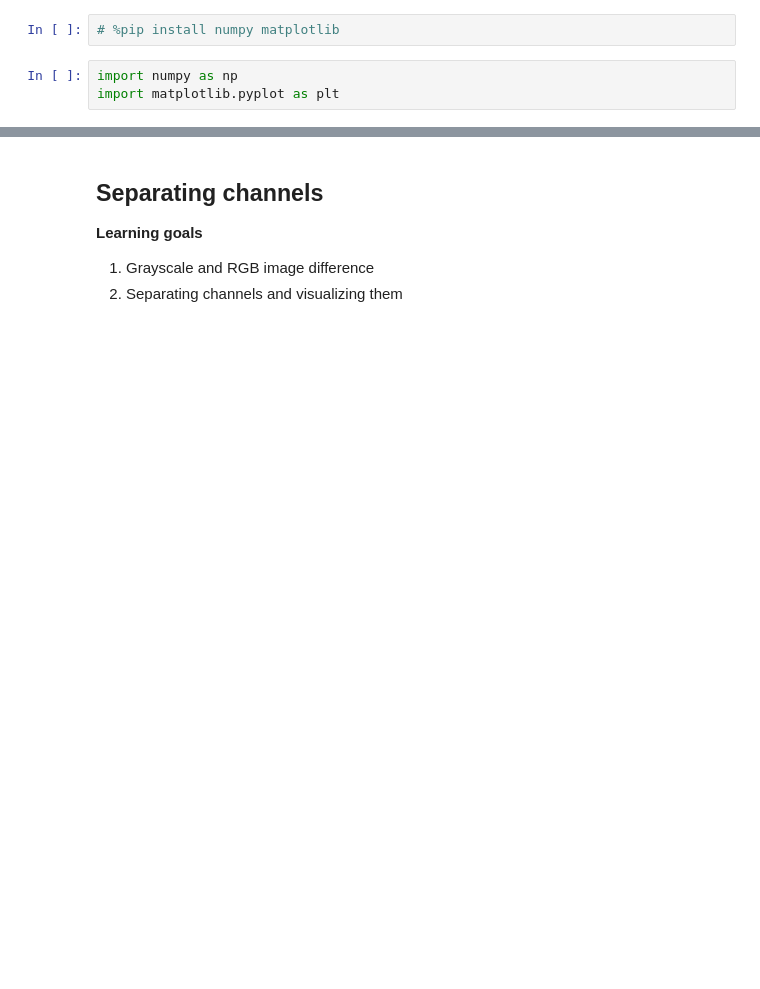
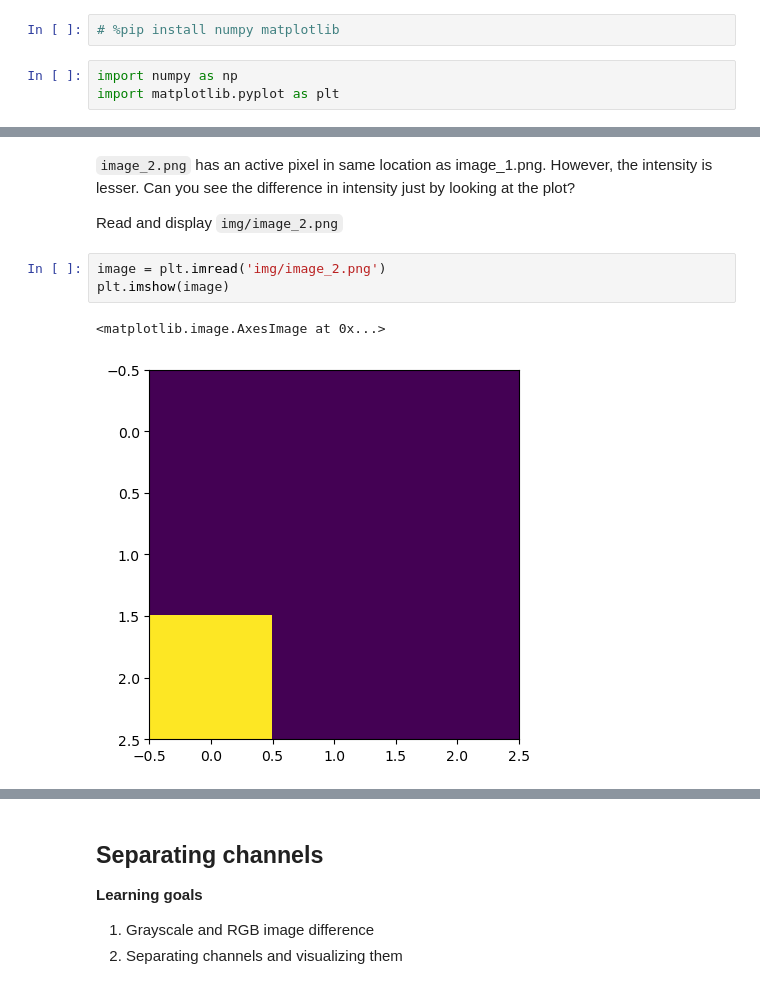
Before and after one commit to ibehave-ibots/Intro-To-Calcium-Imaging-Analysis, a Jupyter notebook: day1/1 Introduction to Numpy for Image Processing.ipynb, the cells around one changed output, grey strips where cells are left out. Drawn from its saved outputs; the diff is of its cells as text; blank space fills up the shorter version.

```diff
--- a/day1/1 Introduction to Numpy for Image Processing.ipynb
+++ b/day1/1 Introduction to Numpy for Image Processing.ipynb
@@ -29,0 +44,10 @@ plt.show()
+# %% [markdown]
+`image_2.png` has an active pixel in same location as image_1.png. However, the intensity is lesser. Can you see the difference in intensity just by looking at the plot?
+
+Read and display `img/image_2.png`
+# %%
+image = plt.imread('img/image_2.png')
+plt.imshow(image)
+# %% [output]
+<matplotlib.image.AxesImage at 0x...>
+[figure, added]
```
Also changed, not shown: parts of 30 cells of this notebook.
